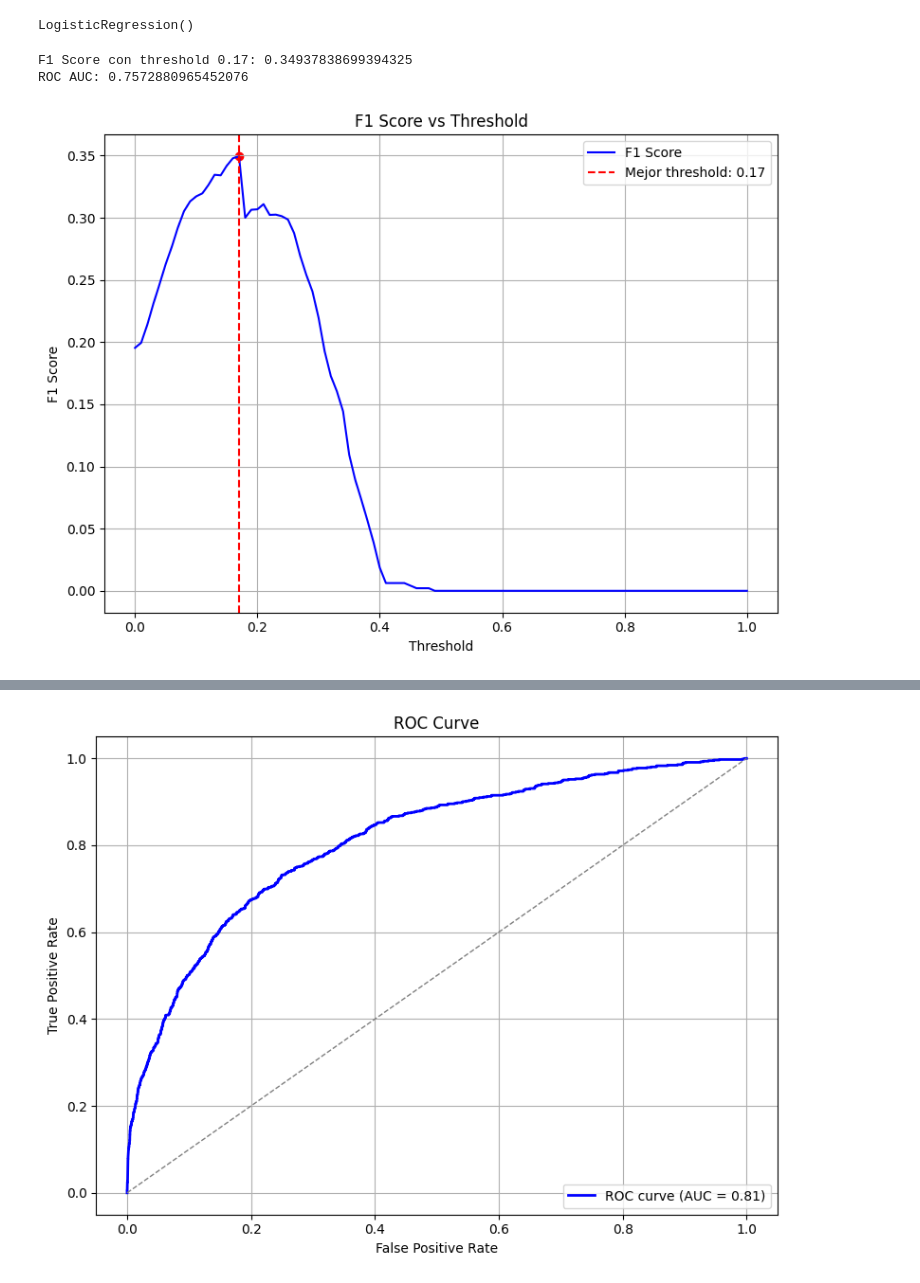
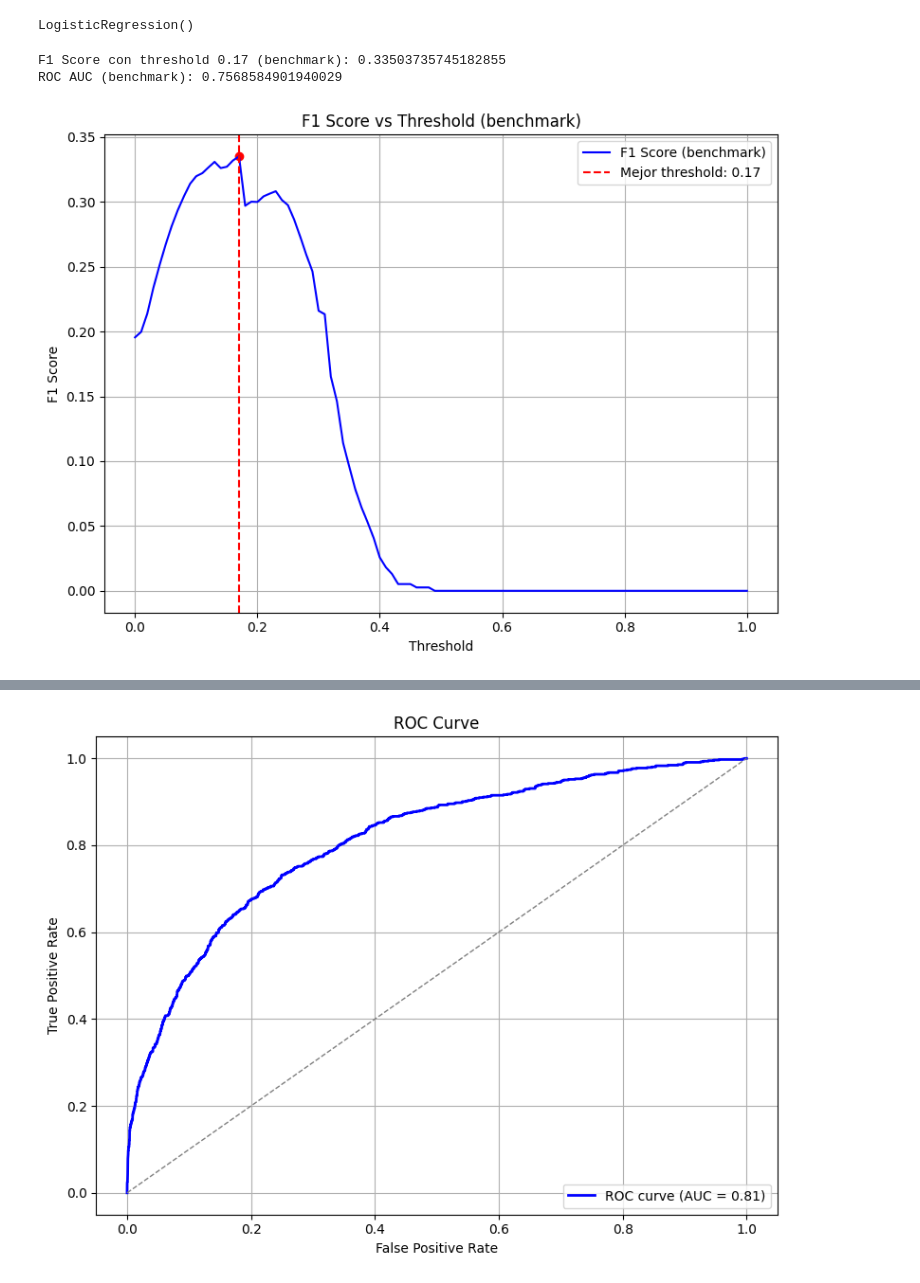
Before and after one commit to LucasRomanGervasi/xG, a Jupyter notebook: modeloremates.ipynb, the cells around one changed output, grey strips where cells are left out. Drawn from its saved outputs; the diff is of its cells as text; code cells hidden in the pictures.

```diff
--- a/modeloremates.ipynb
+++ b/modeloremates.ipynb
@@ -20,55 +20,55 @@ from sklearn.linear_model import LogisticRegression
 remates = pd.read_csv('remates.csv')
 # %%
 
-X = remates[["distance"]]
-y = remates[["goal"]]
+X_benchmark = remates[["distance"]]
+y_benchmark = remates[["goal"]]
 
-X_train, X_test, y_train, y_test = train_test_split(X, y, stratify=y)
+X_train_benchmark, X_test_benchmark, y_train_benchmark, y_test_benchmark = train_test_split(X_benchmark, y_benchmark, stratify=y_benchmark, test_size=0.2, random_state=42)
 
 model_benchmark = LogisticRegression()
-model_benchmark.fit(X_train, y_train)
+model_benchmark.fit(X_train_benchmark, y_train_benchmark)
 # %% [output]
 LogisticRegression()
 # %%
 #Predicciones de probabilidad
-y_proba_log = model_benchmark.predict_proba(X_test)[:, 1]
+y_proba_log_benchmark = model_benchmark.predict_proba(X_test_benchmark)[:, 1]
 
 #Clasificación con umbral personalizado
-threshold = 0.17
-y_pred_custom = (y_proba_log > threshold).astype(int)
+threshold_benchmark = 0.17
+y_pred_custom_benchmark = (y_proba_log_benchmark > threshold_benchmark).astype(int)
 # %%
 # 6. Métricas
-print("F1 Score con threshold 0.17:", f1_score(y_test, y_pred_custom))
-print("ROC AUC:", roc_auc_score(y_test, y_proba_log))
+print("F1 Score con threshold 0.17 (benchmark):", f1_score(y_test_benchmark, y_pred_custom_benchmark))
+print("ROC AUC (benchmark):", roc_auc_score(y_test_benchmark, y_proba_log_benchmark))
 # %% [output]
-F1 Score con threshold 0.17: 0.34937838699394325
-ROC AUC: 0.7572880965452076
+F1 Score con threshold 0.17 (benchmark): 0.33503735745182855
+ROC AUC (benchmark): 0.7568584901940029
 # %%
-# Elección de thresholds
-thresholds = np.arange(0.0, 1.01, 0.01)
-f1_scores = []
+# Elección de thresholds (benchmark)
+thresholds_benchmark = np.arange(0.0, 1.01, 0.01)
+f1_scores_benchmark = []
 
-for t in thresholds:
- y_pred = (y_proba_log > t).astype(int)
- f1 = f1_score(y_test, y_pred)
- f1_scores.append(f1)
+for t in thresholds_benchmark:
+    y_pred_benchmark = (y_proba_log_benchmark > t).astype(int)
+    f1_benchmark = f1_score(y_test_benchmark, y_pred_benchmark)
+    f1_scores_benchmark.append(f1_benchmark)
 
 # Mejor threshold
-best_idx = np.argmax(f1_scores)
-best_threshold = thresholds[best_idx]
-best_f1 = f1_scores[best_idx]
+best_idx_benchmark = np.argmax(f1_scores_benchmark)
+best_threshold_benchmark = thresholds_benchmark[best_idx_benchmark]
+best_f1_benchmark = f1_scores_benchmark[best_idx_benchmark]
 
 plt.figure(figsize=(8, 6))
-plt.plot(thresholds, f1_scores, label='F1 Score', color='blue')
-plt.axvline(best_threshold, color='red', linestyle='--', label=f'Mejor threshold: {best_threshold:.2f}')
-plt.scatter(best_threshold, best_f1, color='red')
+plt.plot(thresholds_benchmark, f1_scores_benchmark, label='F1 Score (benchmark)', color='blue')
+plt.axvline(best_threshold_benchmark, color='red', linestyle='--', label=f'Mejor threshold: {best_threshold_benchmark:.2f}')
+plt.scatter(best_threshold_benchmark, best_f1_benchmark, color='red')
 plt.xlabel('Threshold')
 plt.ylabel('F1 Score')
-plt.title('F1 Score vs Threshold')
+plt.title('F1 Score vs Threshold (benchmark)')
 plt.legend()
 plt.grid(True)
 plt.tight_layout()
 plt.show()
 # %% [output]
-[figure, old version]
+[figure, new version]
 # %%
```
Also changed, not shown: parts of 15 cells of this notebook.
